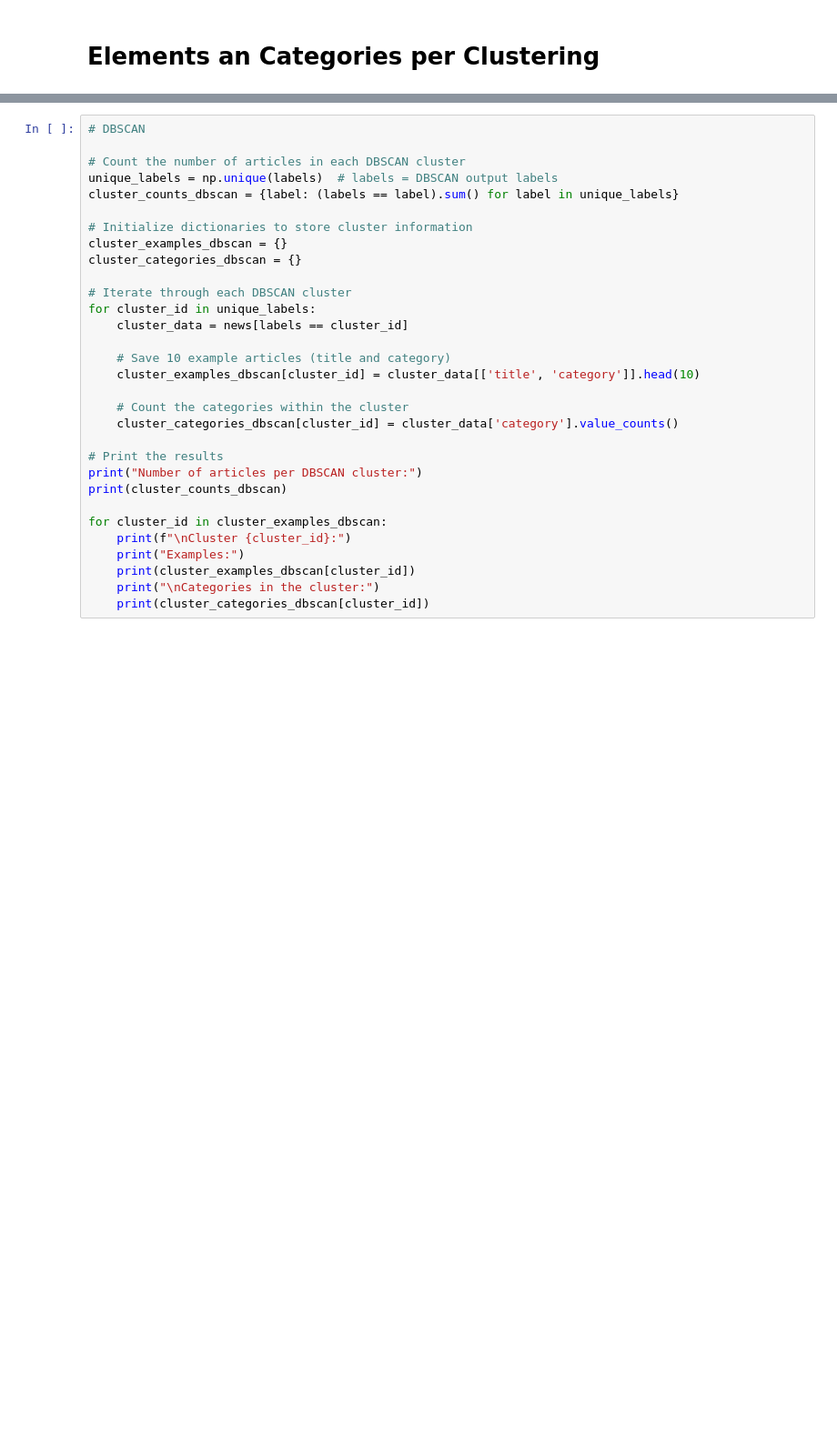
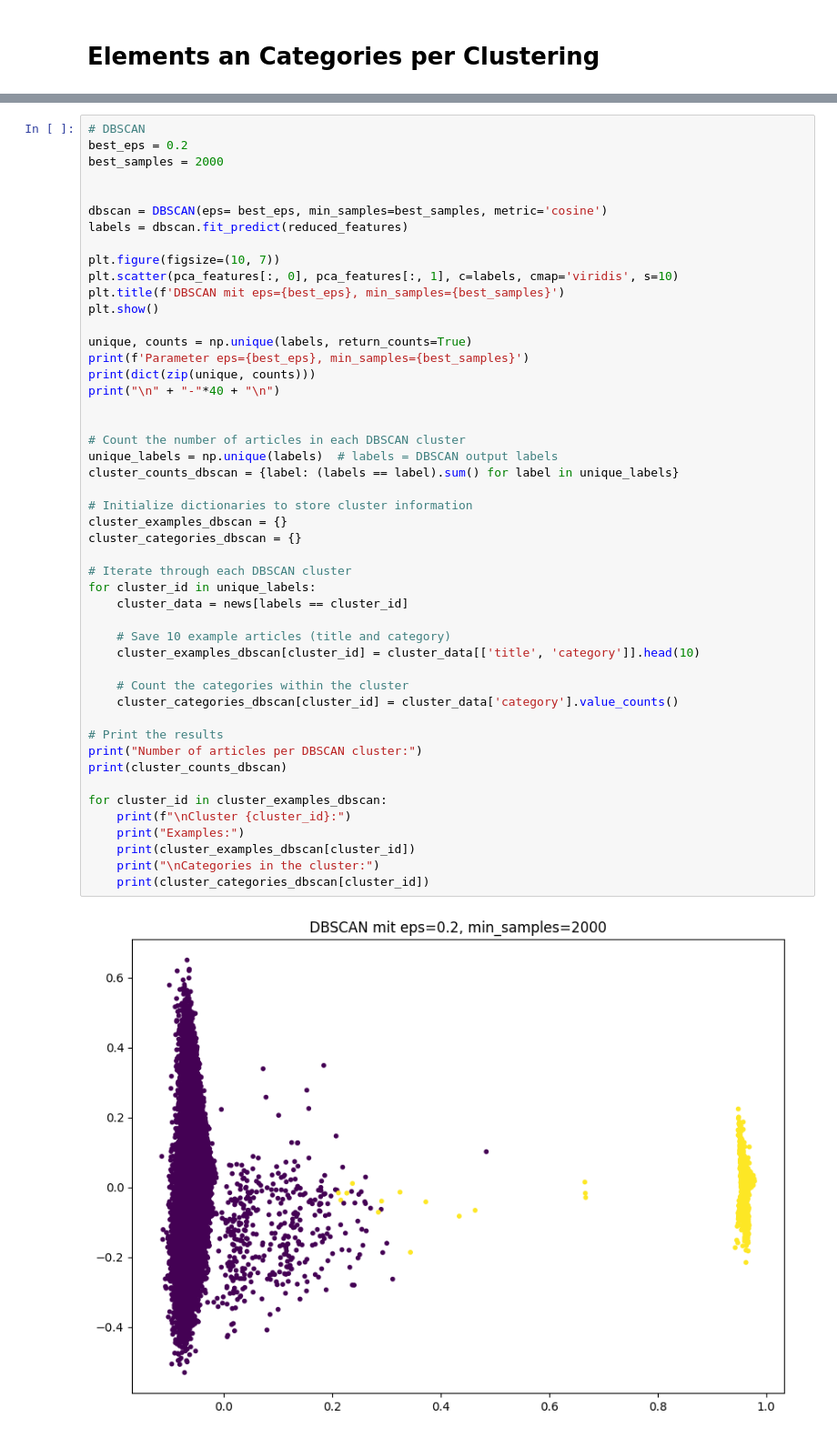
Before and after one commit to Jus-tiine/CTDS, a Jupyter notebook: GroupSimilarities.ipynb, the cells around one changed output, grey strips where cells are left out. Shown at 91% size. Cells and saved outputs as stored; diff of their text form; blank space fills up the shorter version.

```diff
--- a/GroupSimilarities.ipynb
+++ b/GroupSimilarities.ipynb
@@ -333,33 +342,51 @@ middleeast          1
 Name: count, dtype: int64
 # %%
 # DBSCAN
+best_eps = 0.2
+best_samples = 2000
+
+
+dbscan = DBSCAN(eps= best_eps, min_samples=best_samples, metric='cosine')
+labels = dbscan.fit_predict(reduced_features)
+
+plt.figure(figsize=(10, 7))
+plt.scatter(pca_features[:, 0], pca_features[:, 1], c=labels, cmap='viridis', s=10)
+plt.title(f'DBSCAN mit eps={best_eps}, min_samples={best_samples}')
+plt.show()
+
+unique, counts = np.unique(labels, return_counts=True)
+print(f'Parameter eps={best_eps}, min_samples={best_samples}')
+print(dict(zip(unique, counts)))
+print("\n" + "-"*40 + "\n")
+
 
 # Count the number of articles in each DBSCAN cluster
 unique_labels = np.unique(labels)  # labels = DBSCAN output labels
 cluster_counts_dbscan = {label: (labels == label).sum() for label in unique_labels}
 
 # Initialize dictionaries to store cluster information
 cluster_examples_dbscan = {}
 cluster_categories_dbscan = {}
 
 # Iterate through each DBSCAN cluster
 for cluster_id in unique_labels:
     cluster_data = news[labels == cluster_id]
 
     # Save 10 example articles (title and category)
     cluster_examples_dbscan[cluster_id] = cluster_data[['title', 'category']].head(10)
 
     # Count the categories within the cluster
     cluster_categories_dbscan[cluster_id] = cluster_data['category'].value_counts()
 
 # Print the results
 print("Number of articles per DBSCAN cluster:")
 print(cluster_counts_dbscan)
 
 for cluster_id in cluster_examples_dbscan:
     print(f"\nCluster {cluster_id}:")
     print("Examples:")
     print(cluster_examples_dbscan[cluster_id])
     print("\nCategories in the cluster:")
     print(cluster_categories_dbscan[cluster_id])
 # %% [output]
+[figure, added]
```
Also changed, not shown: parts of 12 cells of this notebook.
